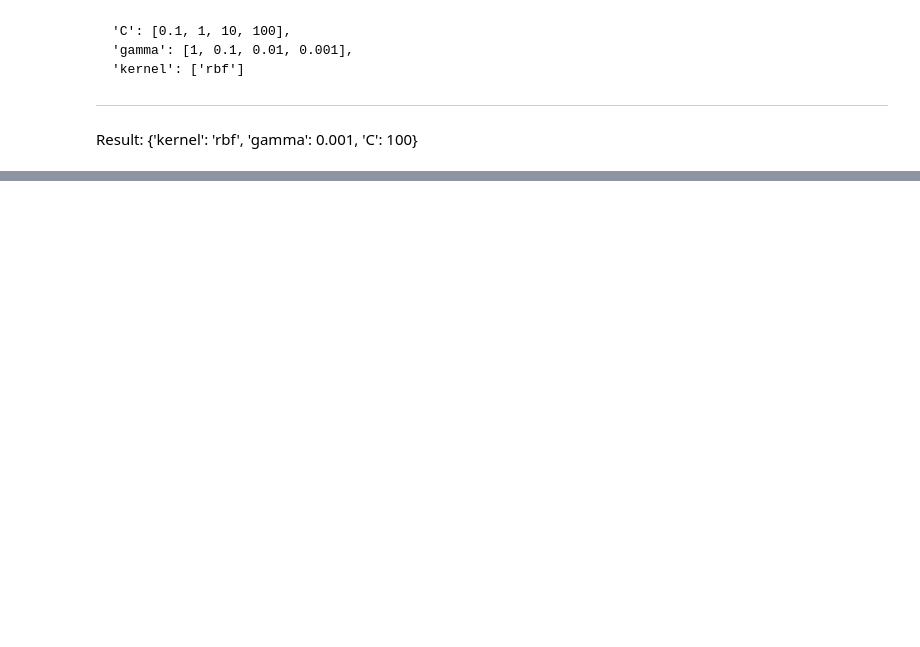
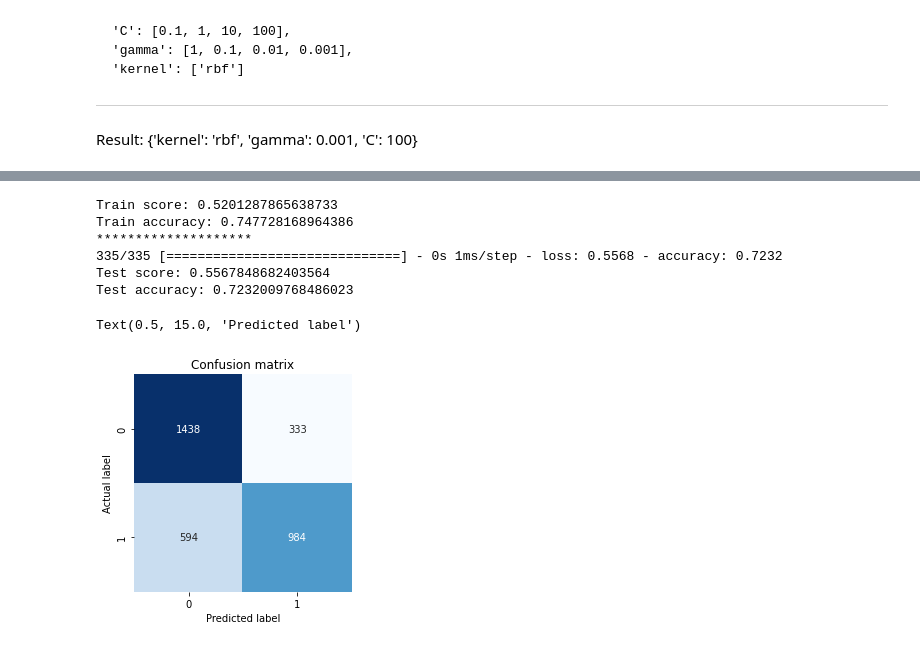
Before and after one commit to OmarEmad313/Bank-Marketing-Campaign, a Jupyter notebook: Bank_Marketing_Campaign.ipynb, the cells around one changed output, grey strips where cells are left out. Saved outputs shown, nothing was run; the diff lists cells and outputs as text; code cells hidden in the pictures; blank space fills up the shorter version.

```diff
--- a/Bank_Marketing_Campaign.ipynb
+++ b/Bank_Marketing_Campaign.ipynb
@@ -282,0 +306,10 @@ Test Accuracy:    61.3%
+# %%
+classifier = Sequential()
+classifier.add(Dense(units = 6, kernel_initializer = 'uniform', activation = 'relu', input_dim = 50))
+classifier.add(Dense(units = 6, kernel_initializer = 'uniform', activation = 'relu'))
+classifier.add(Dense(units = 1, kernel_initializer = 'uniform', activation = 'sigmoid'))
+classifier.compile(optimizer = 'adam', loss = 'binary_crossentropy', metrics = ['accuracy'])
+classifier.fit(X_train, y_train, batch_size = 10, epochs = 100,verbose = 0)
+
+score, acc = classifier.evaluate(X_train, y_train,
+                            batch_size=10)
@@ -282,0 +318,28 @@ Test Accuracy:    61.3%
+# %%
+print('Train score:', score)
+print('Train accuracy:', acc)
+
+y_pred = classifier.predict(X_test)
+y_pred = (y_pred > 0.5)
+
+print('*'*20)
+score, acc = classifier.evaluate(X_test, y_test,
+                            batch_size=10)
+print('Test score:', score)
+print('Test accuracy:', acc)
+confusionMatrix = confusion_matrix(y_test, y_pred)
+# %% [output]
+Train score: 0.5201287865638733
+Train accuracy: 0.747728168964386
+********************
+335/335 [==============================] - 0s 1ms/step - loss: 0.5568 - accuracy: 0.7232
+Test score: 0.5567848682403564
+Test accuracy: 0.7232009768486023
+# %%
+sns.heatmap(confusionMatrix, square=True, annot=True, cmap='Blues', fmt='d', cbar=False)
+plt.title('Confusion matrix', y=1.1)
+plt.ylabel('Actual label')
+plt.xlabel('Predicted label')
+# %% [output]
+Text(0.5, 15.0, 'Predicted label')
+[figure, added]
```
Also changed, not shown: parts of 10 cells of this notebook.
